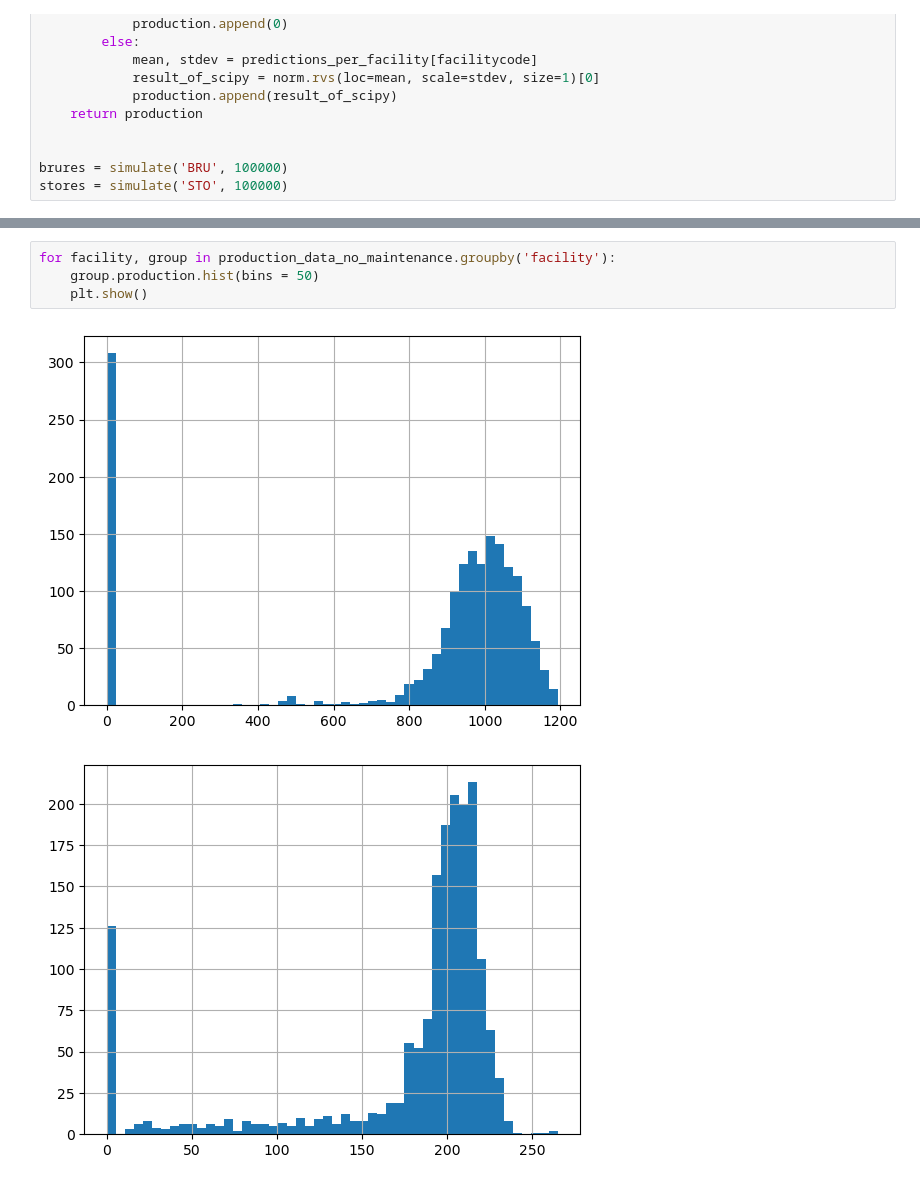
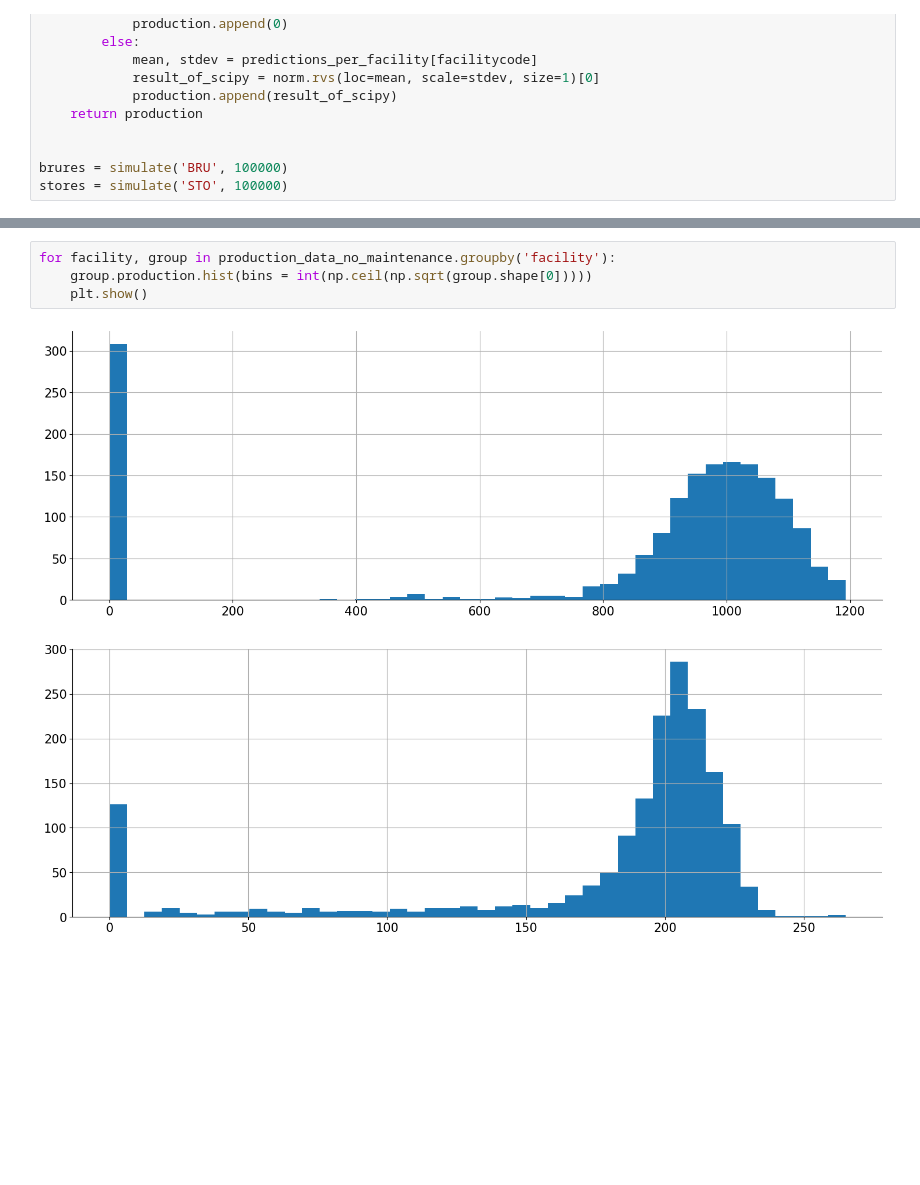
Before and after one commit to Frederic-P/evaluatie-statiestiek, a Jupyter notebook: notebooks/notebook.ipynb, the cells around one changed output, grey strips where cells are left out. Drawn from its saved outputs; the diff is of its cells as text; blank space fills up the shorter version.

```diff
--- a/notebooks/notebook.ipynb
+++ b/notebooks/notebook.ipynb
@@ -152,7 +157,7 @@ pd.Series(stores).plot.hist(bins = 50  )
 # %%
 for facility, group in production_data_no_maintenance.groupby('facility'):
-    group.production.hist(bins = 50)
+    group.production.hist(bins = int(np.ceil(np.sqrt(group.shape[0]))))
     plt.show()
 # %% [output]
-[figure, old version]
+[figure, new version]
-[figure, old version]
+[figure, new version]
```
Also changed, not shown: parts of 11 cells of this notebook.
